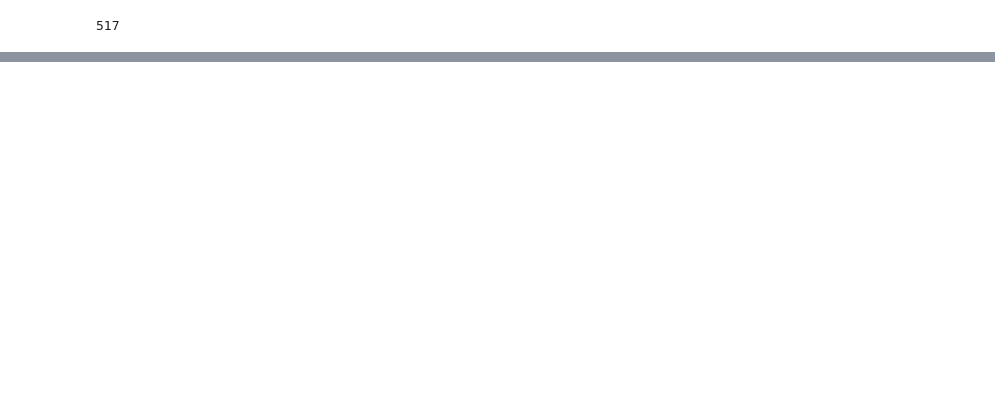
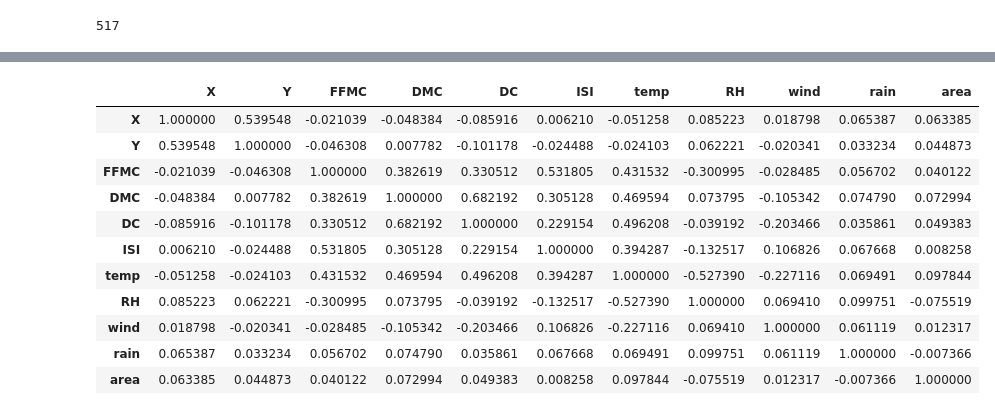
Before and after one commit to fishnchips97/Project-T-Final-189, a Jupyter notebook: data_proj_T.ipynb, the cells around one changed output, grey strips where cells are left out. Cells and saved outputs as stored; diff of their text form; code cells hidden in the pictures; blank space fills up the shorter version.

```diff
--- a/data_proj_T.ipynb
+++ b/data_proj_T.ipynb
@@ -34,0 +62,15 @@ len(fire_df)
+# %%
+fire_df.corr()
+# %% [output]
+|  | X | Y | FFMC | DMC | DC | ISI | temp | RH | wind | rain | area |
+| X | 1.000000 | 0.539548 | -0.021039 | -0.048384 | -0.085916 | 0.006210 | -0.051258 | 0.085223 | 0.018798 | 0.065387 | 0.063385 |
+| Y | 0.539548 | 1.000000 | -0.046308 | 0.007782 | -0.101178 | -0.024488 | -0.024103 | 0.062221 | -0.020341 | 0.033234 | 0.044873 |
+| FFMC | -0.021039 | -0.046308 | 1.000000 | 0.382619 | 0.330512 | 0.531805 | 0.431532 | -0.300995 | -0.028485 | 0.056702 | 0.040122 |
+| DMC | -0.048384 | 0.007782 | 0.382619 | 1.000000 | 0.682192 | 0.305128 | 0.469594 | 0.073795 | -0.105342 | 0.074790 | 0.072994 |
+| DC | -0.085916 | -0.101178 | 0.330512 | 0.682192 | 1.000000 | 0.229154 | 0.496208 | -0.039192 | -0.203466 | 0.035861 | 0.049383 |
+| ISI | 0.006210 | -0.024488 | 0.531805 | 0.305128 | 0.229154 | 1.000000 | 0.394287 | -0.132517 | 0.106826 | 0.067668 | 0.008258 |
+| temp | -0.051258 | -0.024103 | 0.431532 | 0.469594 | 0.496208 | 0.394287 | 1.000000 | -0.527390 | -0.227116 | 0.069491 | 0.097844 |
+| RH | 0.085223 | 0.062221 | -0.300995 | 0.073795 | -0.039192 | -0.132517 | -0.527390 | 1.000000 | 0.069410 | 0.099751 | -0.075519 |
+| wind | 0.018798 | -0.020341 | -0.028485 | -0.105342 | -0.203466 | 0.106826 | -0.227116 | 0.069410 | 1.000000 | 0.061119 | 0.012317 |
+| rain | 0.065387 | 0.033234 | 0.056702 | 0.074790 | 0.035861 | 0.067668 | 0.069491 | 0.099751 | 0.061119 | 1.000000 | -0.007366 |
+| area | 0.063385 | 0.044873 | 0.040122 | 0.072994 | 0.049383 | 0.008258 | 0.097844 | -0.075519 | 0.012317 | -0.007366 | 1.000000 |
```
Also changed, not shown: parts of 4 cells of this notebook, 4 other files.
